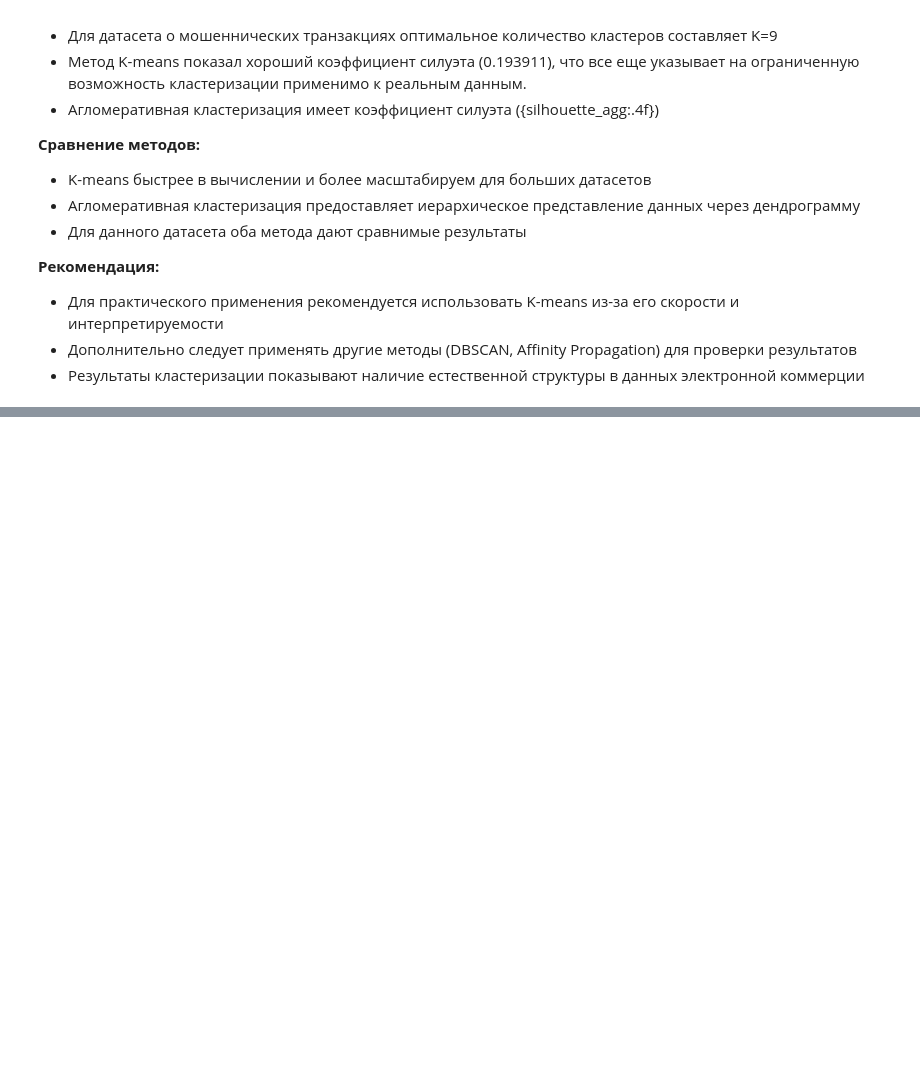
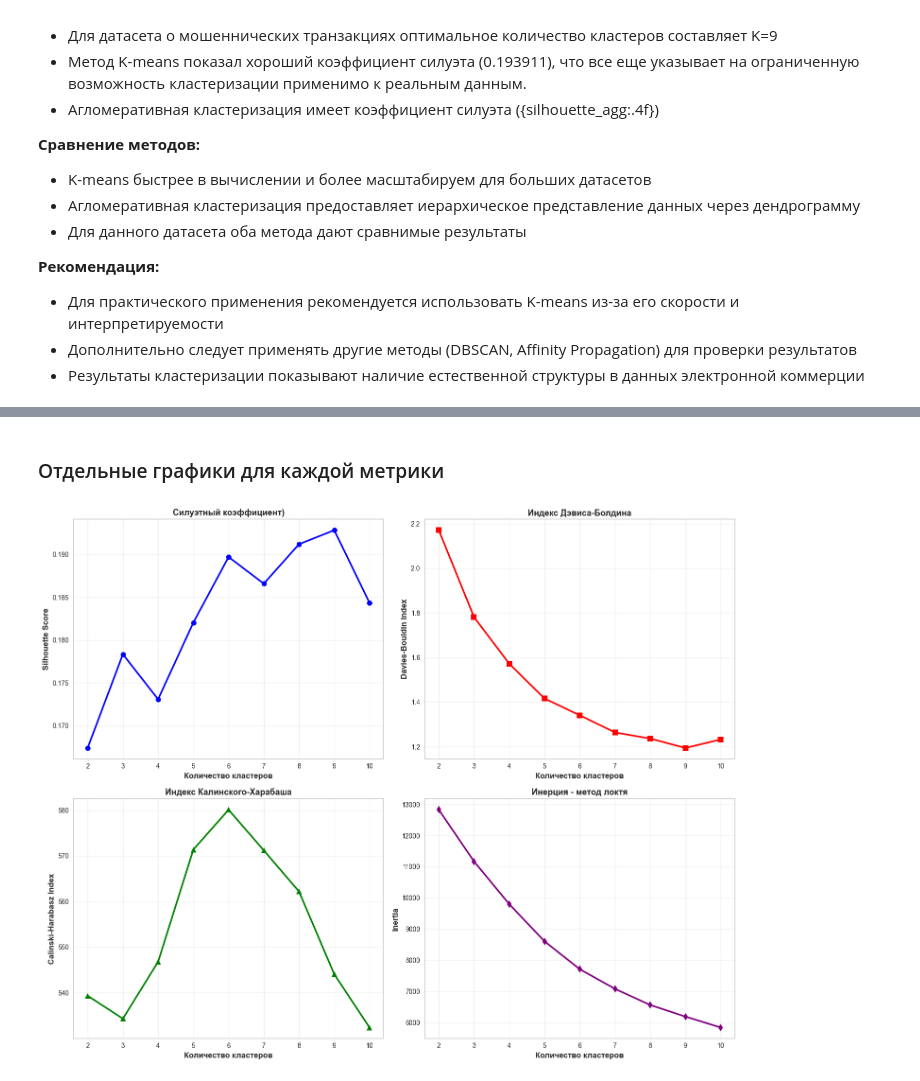
Before and after one commit to Vanya-sem/VVAD, a Jupyter notebook: ЛР4_Семенов_8.ipynb, the cells around one changed output, grey strips where cells are left out. Cells and saved outputs as stored; diff of their text form; code cells hidden in the pictures; blank space fills up the shorter version.

```diff
--- a/ЛР4_Семенов_8.ipynb
+++ b/ЛР4_Семенов_8.ipynb
@@ -1054,0 +1111,37 @@ print("Оба метода кластеризации визуализирова
+# %% [markdown]
+### Отдельные графики для каждой метрики
+# %%
+fig, axes = plt.subplots(2, 2, figsize=(15, 12))
+
+axes[0, 0].plot(list(n_clusters_range), metrics['silhouette'], marker='o', color='blue', linewidth=2.5, markersize=8)
+axes[0, 0].set_xlabel('Количество кластеров', fontsize=12, fontweight='bold')
+axes[0, 0].set_ylabel('Silhouette Score', fontsize=12, fontweight='bold')
+axes[0, 0].set_title('Силуэтный коэффициент)', fontsize=13, fontweight='bold')
+axes[0, 0].grid(True, alpha=0.3)
+axes[0, 0].set_xticks(list(n_clusters_range))
+
+axes[0, 1].plot(list(n_clusters_range), metrics['davies_bouldin'], marker='s', color='red', linewidth=2.5, markersize=8)
+axes[0, 1].set_xlabel('Количество кластеров', fontsize=12, fontweight='bold')
+axes[0, 1].set_ylabel('Davies-Bouldin Index', fontsize=12, fontweight='bold')
+axes[0, 1].set_title('Индекс Дэвиса-Болдина', fontsize=13, fontweight='bold')
+axes[0, 1].grid(True, alpha=0.3)
+axes[0, 1].set_xticks(list(n_clusters_range))
+
+axes[1, 0].plot(list(n_clusters_range), metrics['calinski_harabasz'], marker='^', color='green', linewidth=2.5, markersize=8)
+axes[1, 0].set_xlabel('Количество кластеров', fontsize=12, fontweight='bold')
+axes[1, 0].set_ylabel('Calinski-Harabasz Index', fontsize=12, fontweight='bold')
+axes[1, 0].set_title('Индекс Калинского-Харабаша', fontsize=13, fontweight='bold')
+axes[1, 0].grid(True, alpha=0.3)
+axes[1, 0].set_xticks(list(n_clusters_range))
+
+axes[1, 1].plot(list(n_clusters_range), metrics['inertia'], marker='d', color='purple', linewidth=2.5, markersize=8)
+axes[1, 1].set_xlabel('Количество кластеров', fontsize=12, fontweight='bold')
+axes[1, 1].set_ylabel('Inertia', fontsize=12, fontweight='bold')
+axes[1, 1].set_title('Инерция - метод локтя', fontsize=13, fontweight='bold')
+axes[1, 1].grid(True, alpha=0.3)
+axes[1, 1].set_xticks(list(n_clusters_range))
+
+plt.tight_layout()
+plt.show()
+# %% [output]
+[figure, added]
```
Also changed, not shown: parts of 11 cells of this notebook.
